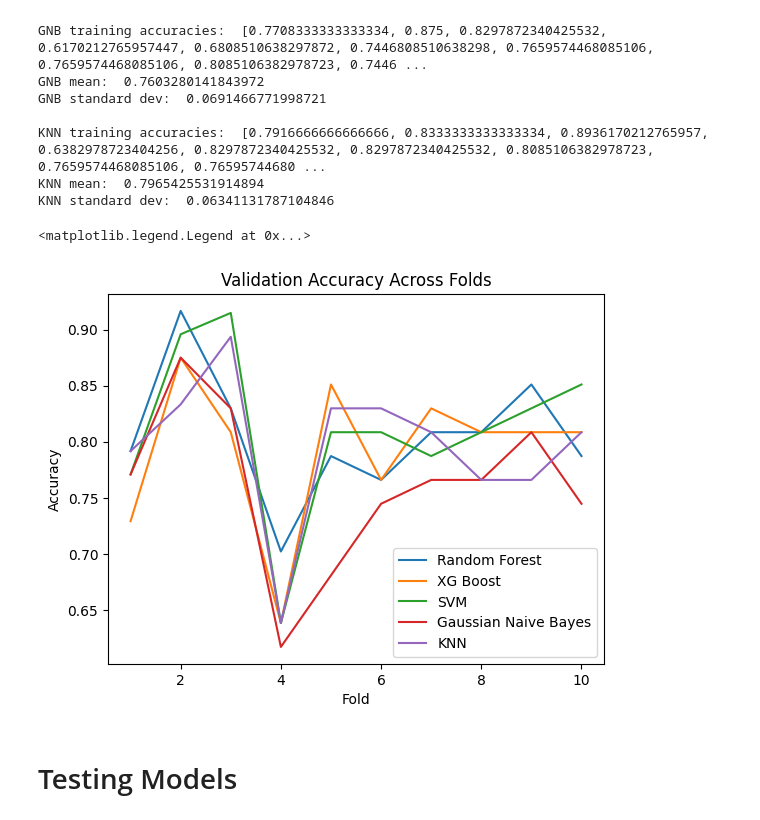
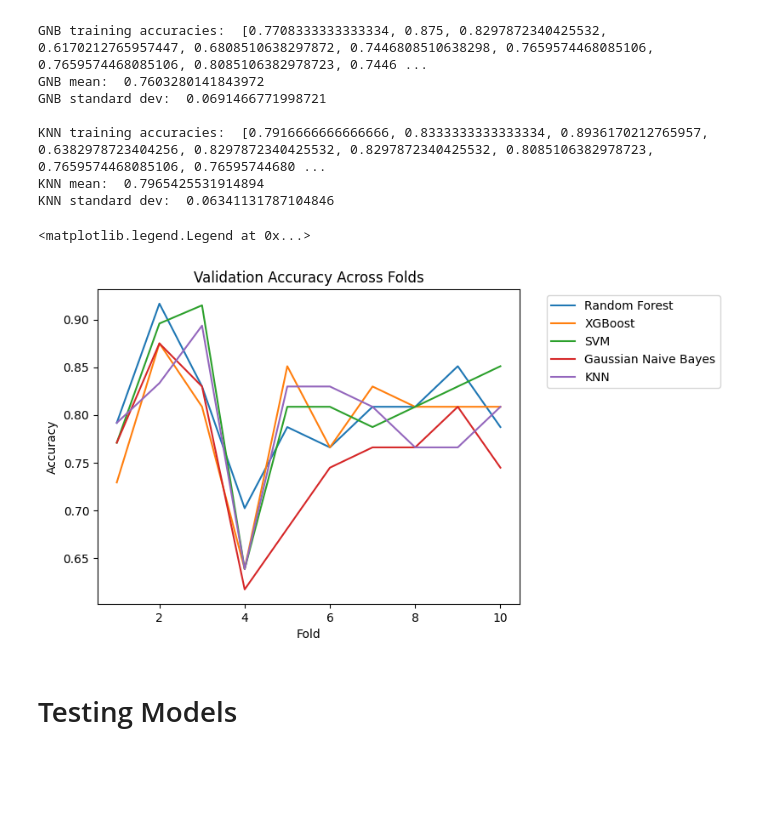
Before and after one commit to shushkovsky/02-518-Pancreatic-Cancer-Detection-Project, a Jupyter notebook: PancreaticCancerDetection.ipynb, the cells around one changed output. Saved outputs shown, nothing was run; the diff lists cells and outputs as text; code cells hidden in the pictures; blank space fills up the shorter version.

Commit message:
fixed bar plots, legends, and calculated F1 scores for comparision analysis

```diff
--- a/PancreaticCancerDetection.ipynb
+++ b/PancreaticCancerDetection.ipynb
@@ -204,20 +205,20 @@ KNN standard dev:  0.06341131787104846
 # %%
 #Plot Validation Accuracy
 foldsList = [i for i in range(1, 11)]
 
 plt.plot(foldsList, rf_scores, label="Random Forest")
 plt.plot(foldsList, xgb_scores, label="XGBoost")
 plt.plot(foldsList, svm_scores, label="SVM")
 plt.plot(foldsList, gnb_scores, label="Gaussian Naive Bayes")
 plt.plot(foldsList, knn_scores, label="KNN")
 
 plt.title("Validation Accuracy Across Folds")
 plt.xlabel("Fold")
 plt.ylabel("Accuracy")
-plt.legend()
+plt.legend(bbox_to_anchor=(1.05, 1.0), loc='upper left')
 # %% [output]
 <matplotlib.legend.Legend at 0x...>
-[figure, old version]
+[figure, new version]
 # %% [markdown]
 # Testing Models
 # %%
```
Also changed, not shown: parts of 7 cells of this notebook.
